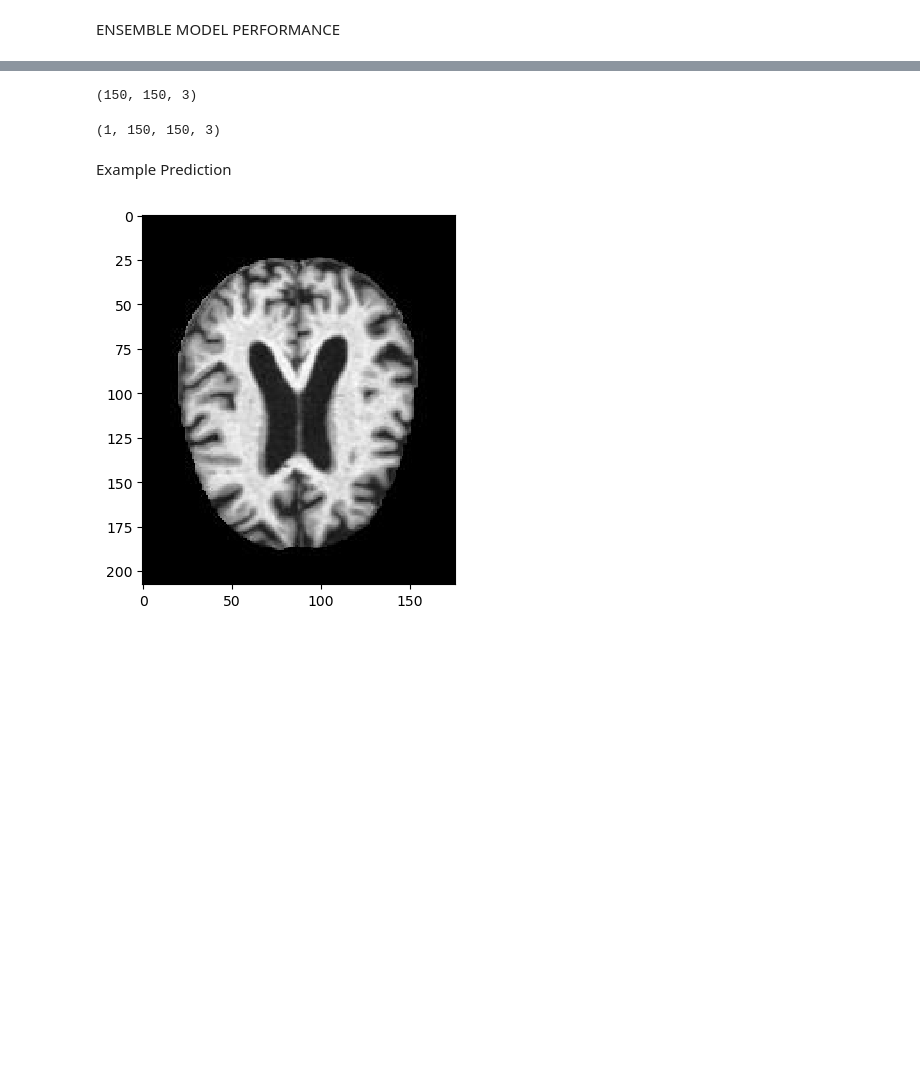
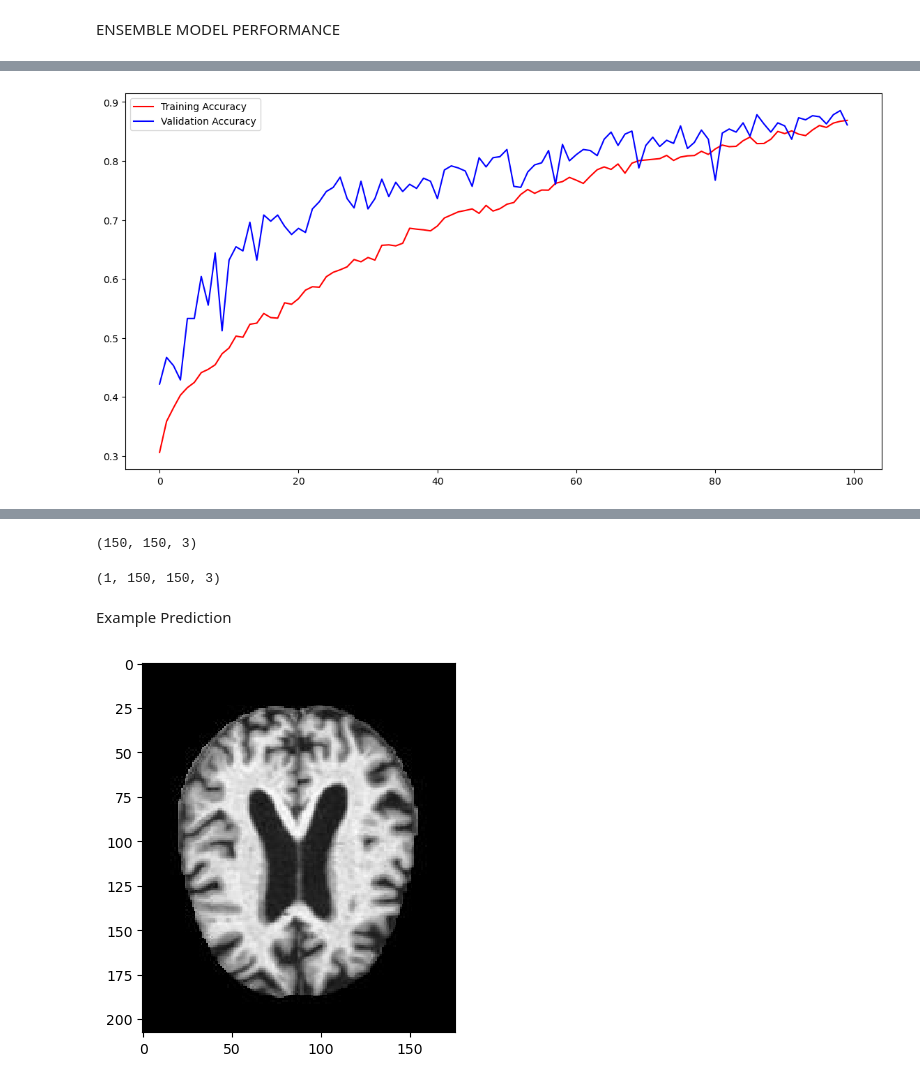
Before and after one commit to adityaraiSS/InstaShare---CLI-Based-P2P-File-Sharing-Platform, a Jupyter notebook: alzheimer-disease-prediction-ensemble-model.ipynb, the cells around one changed output, grey strips where cells are left out. Drawn from its saved outputs; the diff is of its cells as text; code cells hidden in the pictures; blank space fills up the shorter version.

```diff
--- a/alzheimer-disease-prediction-ensemble-model.ipynb
+++ b/alzheimer-disease-prediction-ensemble-model.ipynb
@@ -446,0 +593,11 @@ import seaborn as sns
+# %%
+acc = final2.history['accuracy']
+val_acc = final2.history['val_accuracy']
+epochs = range(len(acc))
+fig = plt.figure(figsize=(14,7))
+plt.plot(epochs,acc,'r',label="Training Accuracy")
+plt.plot(epochs,val_acc,'b',label="Validation Accuracy")
+plt.legend(loc='upper left')
+plt.show()
+# %% [output]
+[figure, added]
```
Also changed, not shown: parts of 13 cells of this notebook.
